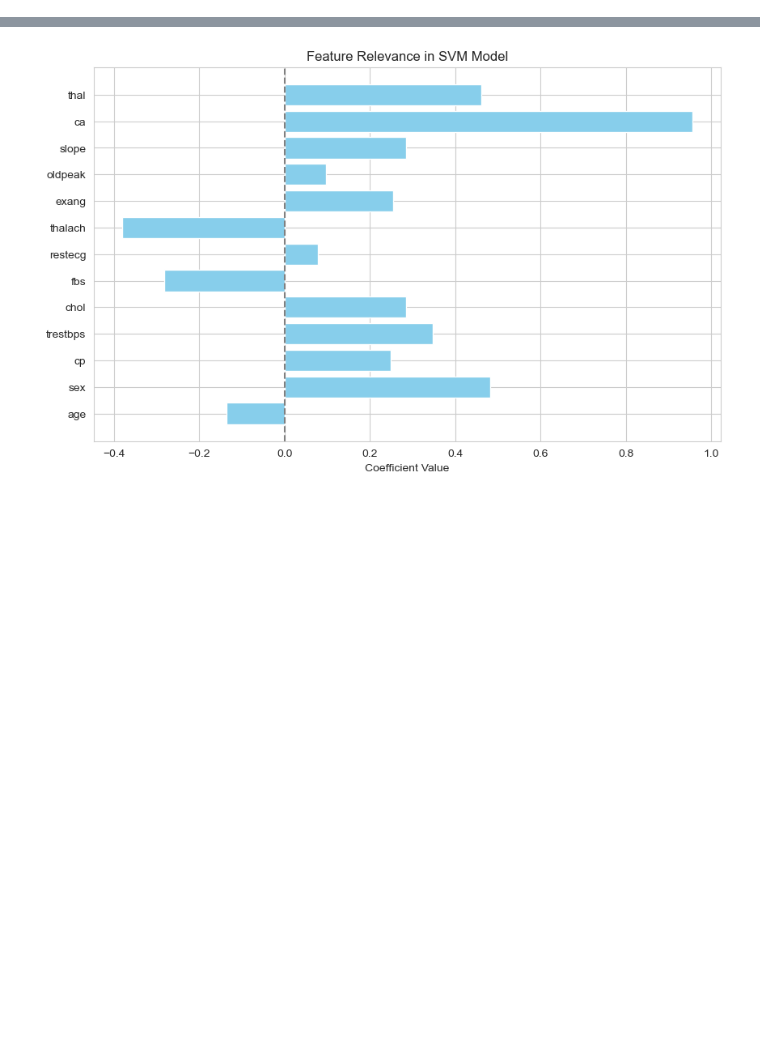
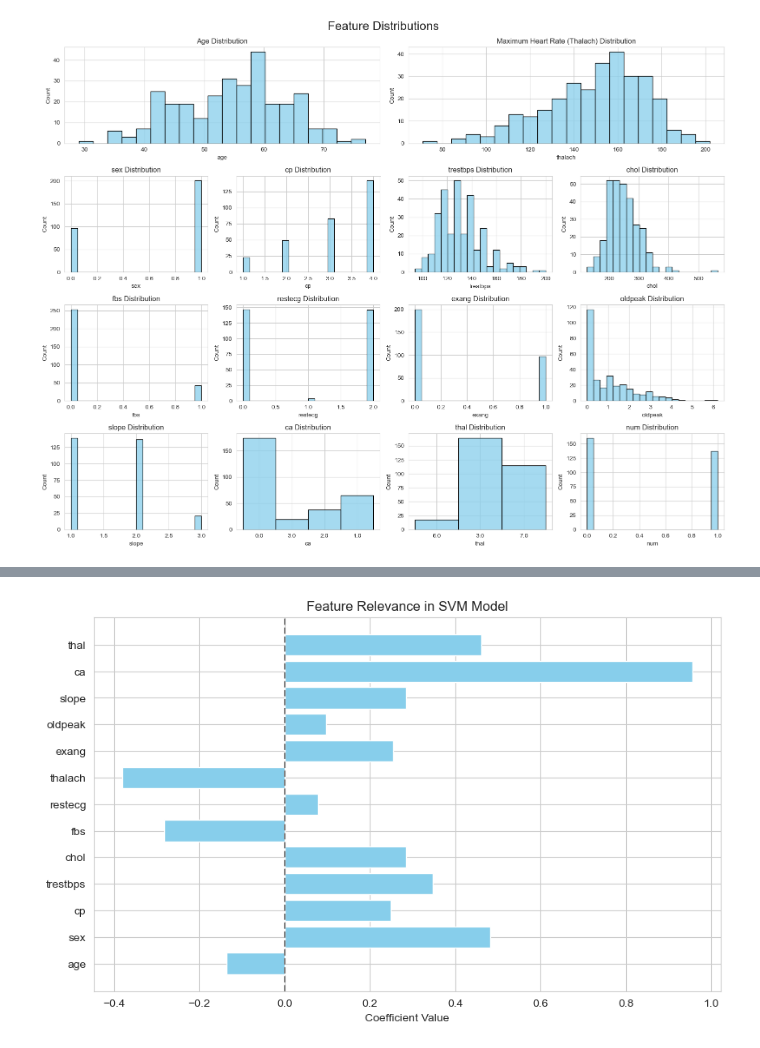
Before and after one commit to ZenSpace55/c964, a Jupyter notebook: capstone.ipynb, the cells around one changed output, grey strips where cells are left out. Cells and saved outputs as stored; diff of their text form; code cells hidden in the pictures; blank space fills up the shorter version.

Commit message:
Adds additional matrix visual, adds more text to the markdown cells

```diff
--- a/capstone.ipynb
+++ b/capstone.ipynb
@@ -58,0 +89,34 @@ plt.show()
+# %%
+# Since we have 14 histograms, we must get more creative with the layout
+sns.set_style("whitegrid")
+fig = plt.figure(figsize=(16, 12))
+gs = GridSpec(4, 4, figure=fig)
+
+# Enlarging 'age' and 'thalach' histograms
+ax1 = fig.add_subplot(gs[0, :2])  # 'age' will take the top row, first 2 columns
+ax2 = fig.add_subplot(gs[0, 2:])  # 'thalach' will take the top row, last 2 columns
+
+# Plot the enlarged histograms
+sns.histplot(data['age'], bins=20, color='skyblue', edgecolor='black', ax=ax1)
+ax1.set_title('Age Distribution')
+
+sns.histplot(data['thalach'], bins=20, color='skyblue', edgecolor='black', ax=ax2)
+ax2.set_title('Maximum Heart Rate (Thalach) Distribution')
+axes = [fig.add_subplot(gs[i, j]) for i in range(1, 4) for j in range(4)]
+
+# Exclude 'age' and 'thalach' from this loop since they're already plotted
+columns_to_plot = [col for col in data.columns if col not in ['age', 'thalach']]
+
+for ax, col in zip(axes, columns_to_plot):
+    sns.histplot(data[col], bins=20, color='skyblue', edgecolor='black', ax=ax)
+    ax.set_title(f'{col} Distribution')
+
+# Remove any extra subplots
+for ax in axes[len(columns_to_plot):]:
+    fig.delaxes(ax)
+
+plt.tight_layout()
+plt.suptitle('Feature Distributions', fontsize=20, y=1.02)
+plt.show()
+# %% [output]
+[figure, added]
```
Also changed, not shown: parts of 20 cells of this notebook.
